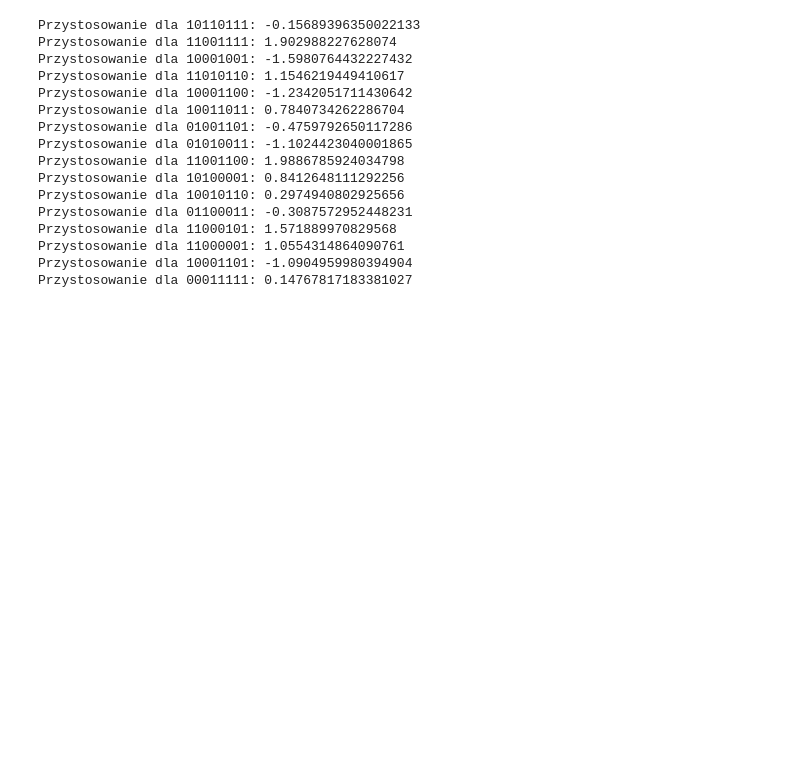
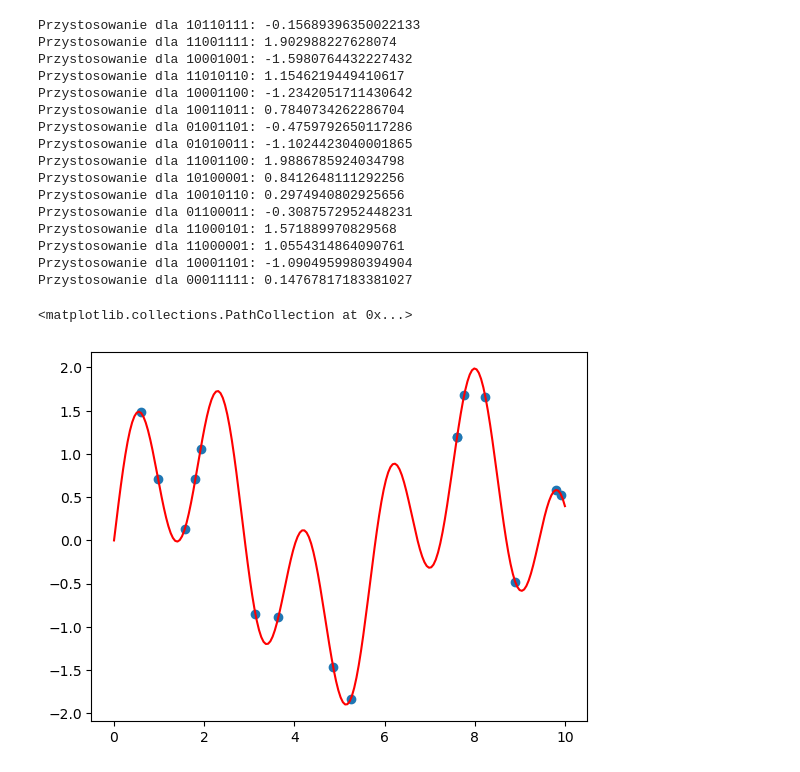
Before and after one commit to jkkusmi/AGISSN-25-26, a Jupyter notebook: cw1.ipynb, the cells around one changed output. Cells and saved outputs as stored; diff of their text form; code cells hidden in the pictures; blank space fills up the shorter version.

```diff
--- a/cw1.ipynb
+++ b/cw1.ipynb
@@ -237,3 +237,63 @@ Przystosowanie dla 11000101: 1.571889970829568
 Przystosowanie dla 11000001: 1.0554314864090761
 Przystosowanie dla 10001101: -1.0904959980394904
 Przystosowanie dla 00011111: 0.14767817183381027
+# %%
+## 7.
+# Narysuj na wykresie maksymalizowanej funkcji wartości rozwiązań
+# (czyli wartości przystosowania) z populacji początkowej.
+# Do narysowania wykresu funkcji można wykorzystać metodę plot
+# modułu Matplotlib, a do narysowania punktów metodę scatter.
+
+def f(x):
+    return math.sin(x) + math.sin((10/3) * x)
+
+def func_normalized(n, max_number, val=10, offset=0): # dla n = int
+    return f(offset + ((n / max_number) * val))
+
+def rng(col=8, row=16):
+    arr = []
+    for rows in range(row):
+        n = ""
+        for cols in range(col):
+            var = random.randint(0, 1)
+            n += str(var)
+        arr.append(n)
+    return arr
+
+def dec(n): # dla n = '011...1' (string)
+    r = 0
+    for i in range(len(n)):
+        r += pow(2, i) * int(n[::-1][i])
+    return r
+
+def dec_norm_list(n, val=10): # dla n = ['01..10', ...] (list)
+    a = []
+    nmax = get_max(n[0])
+    for i in n:
+        a.append(val * dec(i) / nmax)
+    return a
+
+def get_max(n): # dla n = '101...1' (string)
+    r = 0
+    for i in range(len(n)):
+        r += pow(2, i) * 1
+    return r
+
+def fit(n): # dla n = '011...0' (string)
+    return func_normalized(dec(n), get_max(n))
+
+# main
+list = rng()
+x = np.linspace(0, 10, 200)
+y = np.sin(x) + np.sin((10 / 3) * x)
+plt.plot(x, y, color='red')
+
+x1 = dec_norm_list(list)
+y1 = []
+for i in list:
+    y1.append(fit(i))
+
+plt.scatter(x1, y1)
+# %% [output]
+<matplotlib.collections.PathCollection at 0x...>
+[figure, added]
```
